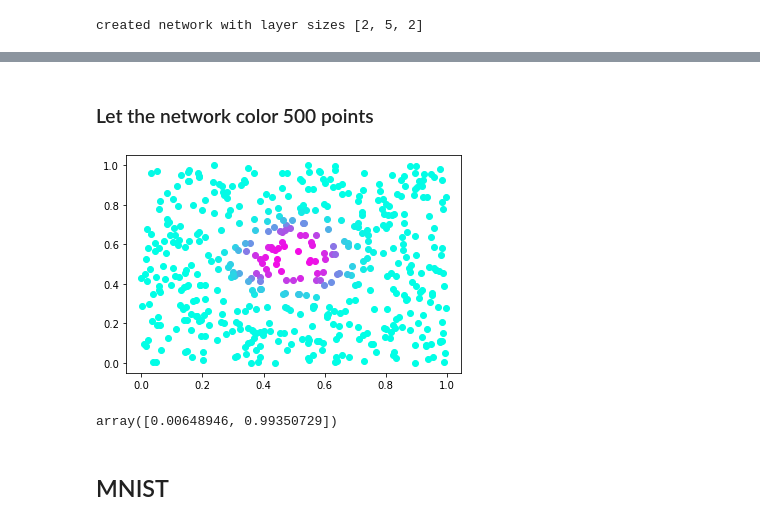
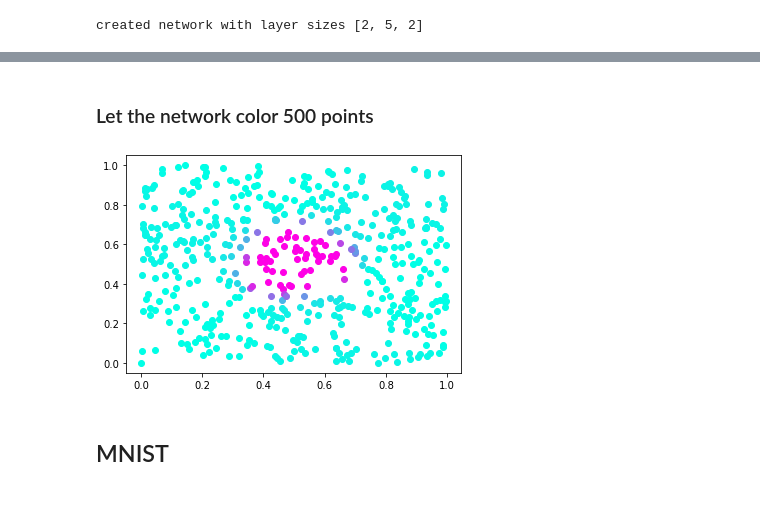
Before and after one commit to andreemic/neuralnet, a Jupyter notebook: neuralnet.ipynb, the cells around one changed output, grey strips where cells are left out. Drawn from its saved outputs; the diff is of its cells as text; code cells hidden in the pictures.

```diff
--- a/neuralnet.ipynb
+++ b/neuralnet.ipynb
@@ -42,10 +62,10 @@ class Network:
 
     def init_parameters(self):
         # input layer --w[0]--> first layer --w[1]--> ... --w[n-1]--> n-th layer
-        self.w = [np.random.rand(self.layer_sizes[i+1], self.layer_sizes[i]) for i in range(len(self.layer_sizes) - 1)]
+        self.w = [np.random.randn(next_layer, layer) for next_layer, layer in zip(self.layer_sizes[1:], self.layer_sizes[:-1])]
 
         # input layer --b[0]--> first layer --b[1]--> ... --b[n-1]--> n-th layer
-        self.b = [np.random.rand(layer_size) for layer_size in self.layer_sizes[1:]]
+        self.b = [np.random.randn(layer_size) for layer_size in self.layer_sizes[1:]]
 
         # input layer --a[0]--> first layer --a[1]--> ... n-th layer --a[n]-->
         self.init_activities()
@@ -84,6 +104,7 @@ class Network:
             d_b = add_arrays(d_b, d_d_b)
 
         # average all the gradients from single examples
+
         d_w = [dw / len(examples) for dw in d_w]
         d_b = [db / len(examples) for db in d_b]
         return d_w, d_b
@@ -91,8 +112,11 @@ class Network:
     def train(self, examples, eta):
         d_w, d_b = self.gradient(examples)
 
+
         self.w = [w - eta * dw for w, dw in zip(self.w, d_w)]
         self.b = [b - eta * db for b, db in zip(self.b, d_b)]
+
+
 
     def SGD(self, training_data, epochs, mini_batch_size, eta,
             test_data=None):
@@ -118,11 +142,10 @@ class Network:
                     pbar.update(len(mini_batch))
                 if test_data:
                     error_plot.append(self.error(test_data))
-
-    #                 print("Epoch {0}: {1}".format(
-    #                     j, error_plot[j]))
-    #             else:
-    #                 print("Epoch {0} complete".format(j))
+                    print("Epoch {0}: {1}".format(
+                        j, error_plot[j]))
+                else:
+                    print("Epoch {0} complete".format(j))
         return error_plot
 
     def assert_input_shape(self, x):
@@ -131,7 +154,7 @@ class Network:
         assert (y.ndim == 1 and len(y) == self.layer_sizes[-1]), "example output doesn't match network output shape"
 
     def backprop(self, x, y):
-        """ Computes gradient of the cost function.
+        """ Computes gradient of the cost function as derived from one example.
             Returns d_w, d_b (changes to be made to weights and biases)"""
         d_w = [np.zeros(w.shape) for w in self.w]
         d_b = [np.zeros(b.shape) for b in self.b]
@@ -141,6 +164,8 @@ class Network:
 
         output = self.feed_forward(x)
 
+
+
         # compute error for the output layer (which happens to equal the bias gradient)
         error = (self.a[-1] - y) * self.activation_function_prime(self.z[-1])
         d_b[-1] = error
@@ -148,11 +173,11 @@ class Network:
 
         # backpropagate the error
         for i, layer in reversed(list(enumerate(self.layer_sizes))[1:-1]):
-            curr_w = self.w[i]  # weights connecting previous layer to this one
-            error = np.dot(curr_w.transpose(), error) * self.activation_function_prime(self.z[i])
+            next_w = self.w[i]  # weights connecting this layer to next one
+            error = np.dot(next_w.transpose(), error) * self.activation_function_prime(self.z[i])
 
-            d_b[i - 1] = error
-            prev_a = self.a[i - 1]  # activations of the previous layer)
+            d_b[i-1] = error
+            prev_a = self.a[i-1]  # activations of the previous layer)
             d_w[i-1] = transpose_mul_vectors(error, prev_a)
 
         return d_w, d_b
@@ -207,6 +232,10 @@ class Network:
         " Generates n random (input, output) pairs"
         return list(zip(np.random.rand(n, self.layer_sizes[0]), np.random.rand(n, self.layer_sizes[-1])))
     def gradient_check(self, full=False):
+        """ Check the backprop implementation by comparing
+            computed partial derivatives to a limit calculation
+            (< 1e-5 good). Caution: erases weights and biases!
+        """
         examples = self.random_examples(1000)
         self.init_parameters()
 
@@ -297,21 +330,16 @@ ax.plot(range(len(error_plot)), error_plot)
-# %% [markdown]
-### Let the network color 500 points
+# %% [markdown]
+### Let the network color 500 points
 # %%
 def network_paint():
-    for i in range(500):
-        X = np.random.rand(2)
+    for ex in linear_examples[:500]:
+        X = ex[0]
         y = linet.feed_forward(X)
         pyplot.scatter(X[0], X[1], color=(y[0], y[1], 0.9))
     pyplot.show()
 
 network_paint()
 # %% [output]
-[figure, old version]
+[figure, new version]
-# %%
-X = np.array([0.0, 0.0])
-linet.feed_forward(X)
-# %% [output]
-array([0.00648946, 0.99350729])
 # %% [markdown]
 ## MNIST
 # %% [markdown]
```
Also changed, not shown: parts of 22 cells of this notebook.
